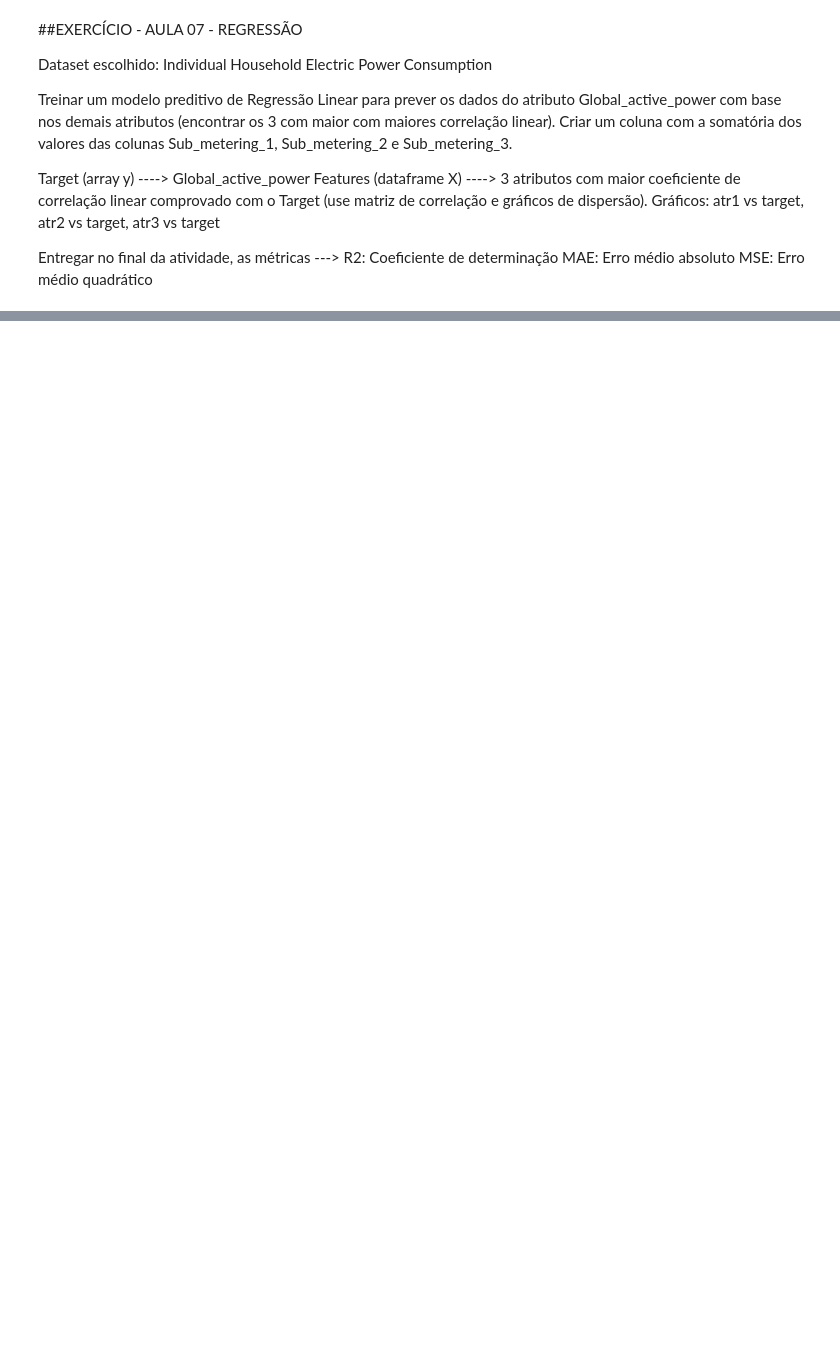
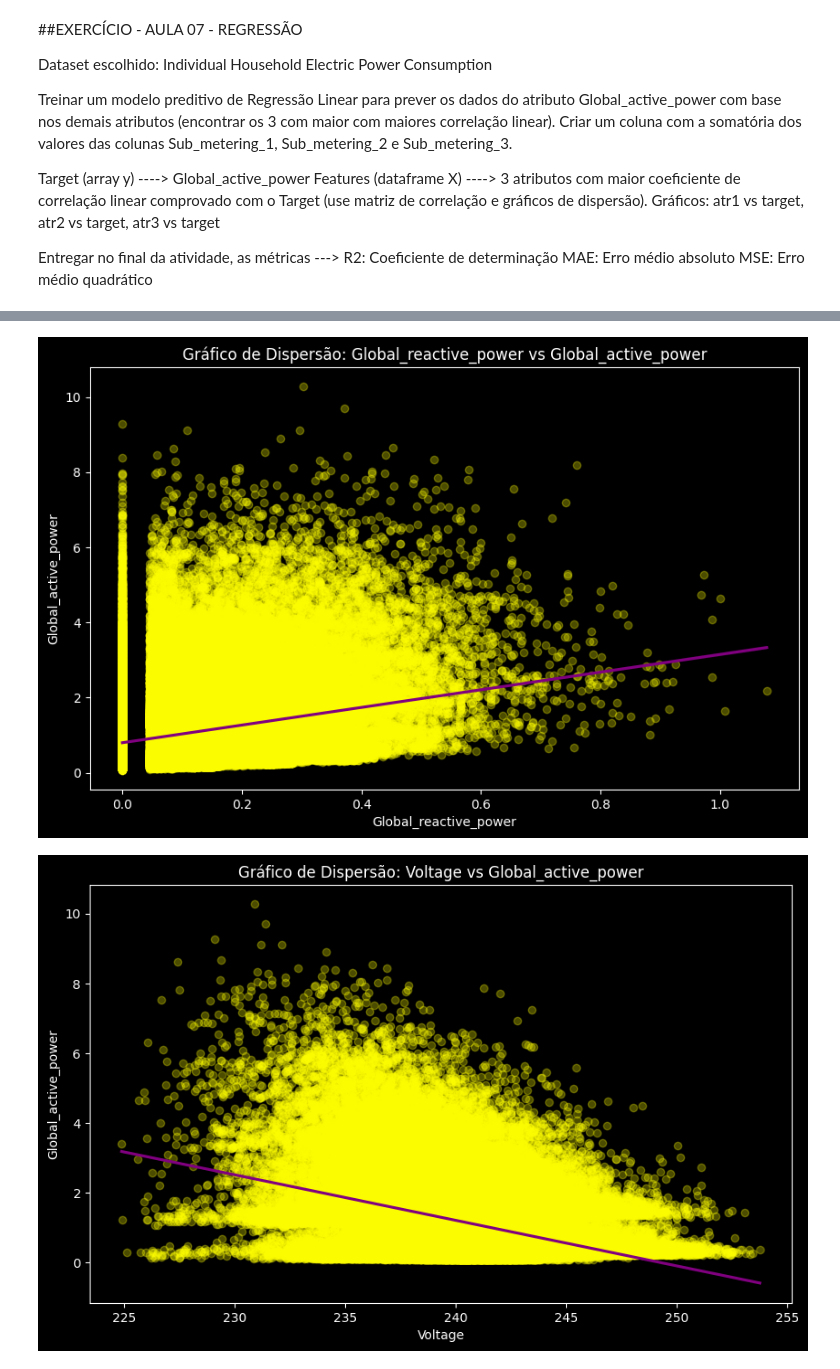
Before and after one commit to prof-atritiack/1CCPK-SERS-CP2-2SEM2026, a Jupyter notebook: Aula_06_1CCPK_ML_SERS.ipynb, the cells around one changed output, grey strips where cells are left out. Cells and saved outputs as stored; diff of their text form; code cells hidden in the pictures; blank space fills up the shorter version.

```diff
--- a/Aula_06_1CCPK_ML_SERS.ipynb
+++ b/Aula_06_1CCPK_ML_SERS.ipynb
@@ -185,0 +193,22 @@ MSE: Erro médio quadrático
+# %%
+target_variable = 'Global_active_power'
+
+# Get all columns except the target variable
+feature_columns = [col for col in dados_regressao.columns if col != target_variable]
+
+# Set plot style for black background
+plt.style.use('dark_background')
+
+for column in feature_columns:
+    plt.figure(figsize=(10, 6))
+    sns.regplot(x=column, y=target_variable, data=dados_regressao,
+                scatter_kws={'color': 'yellow', 'alpha': 0.3},
+                line_kws={'color': 'purple'})
+    plt.title(f'Gráfico de Dispersão: {column} vs {target_variable}', color='white')
+    plt.xlabel(column, color='white')
+    plt.ylabel(target_variable, color='white')
+    plt.tick_params(colors='white') # Set tick color to white
+    plt.show()
+# %% [output]
+[figure, added]
+[figure, added]
```
Also changed, not shown: parts of 20 cells of this notebook.
